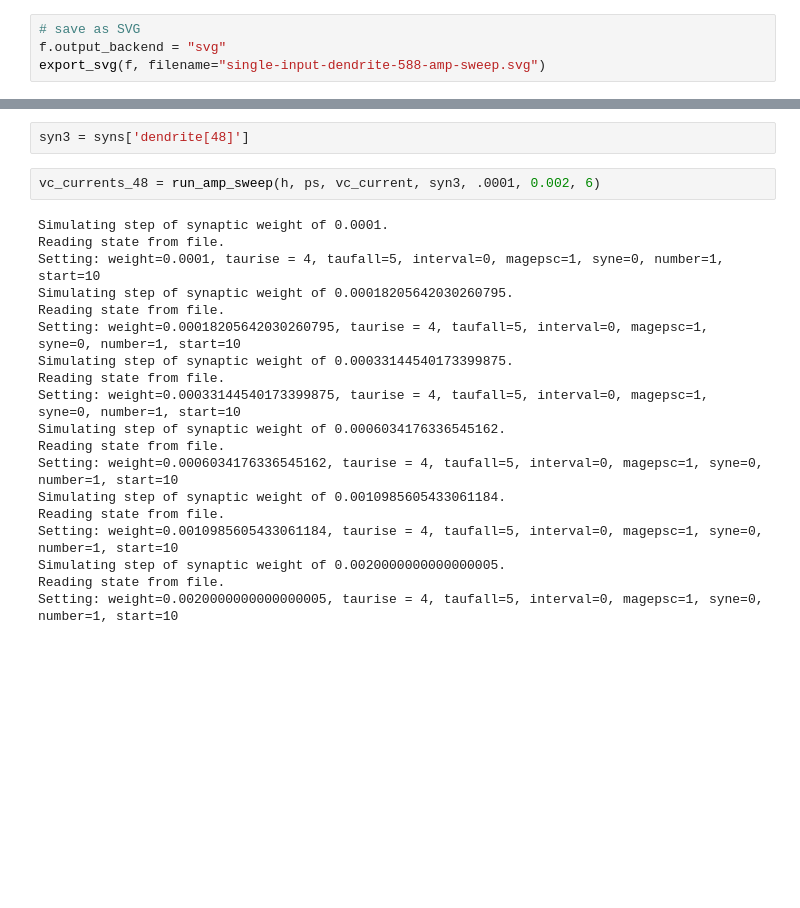
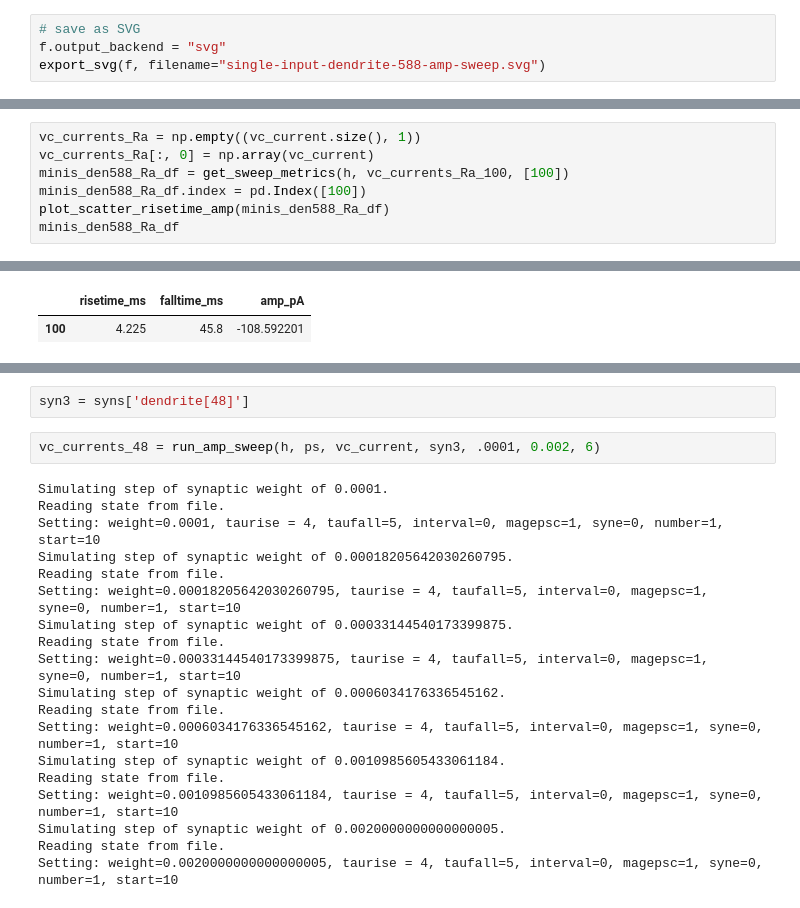
Before and after one commit to cengique/drosophila-aCC-L3-motoneuron-model, a Jupyter notebook: neuron-model/tutorial-synapse-activation/sim-synapse-act.ipynb, the cells around one changed output, grey strips where cells are left out. Saved outputs shown, nothing was run; the diff lists cells and outputs as text; blank space fills up the shorter version.

```diff
--- a/neuron-model/tutorial-synapse-activation/sim-synapse-act.ipynb
+++ b/neuron-model/tutorial-synapse-activation/sim-synapse-act.ipynb
@@ -311,0 +330,8 @@ Same issue as 685: rise time does not change with stimulus amplitude. Increasing
+# %%
+vc_currents_Ra = np.empty((vc_current.size(), 1))
+vc_currents_Ra[:, 0] = np.array(vc_current)
+minis_den588_Ra_df = get_sweep_metrics(h, vc_currents_Ra_100, [100])
+minis_den588_Ra_df.index = pd.Index([100])
+plot_scatter_risetime_amp(minis_den588_Ra_df)
+minis_den588_Ra_df
+# %% [output]
@@ -311,0 +340,2 @@ Same issue as 685: rise time does not change with stimulus amplitude. Increasing
+|  | risetime_ms | falltime_ms | amp_pA |
+| 100 | 4.225 | 45.8 | -108.592201 |
```
Also changed, not shown: parts of 20 cells of this notebook, 2 other files.
